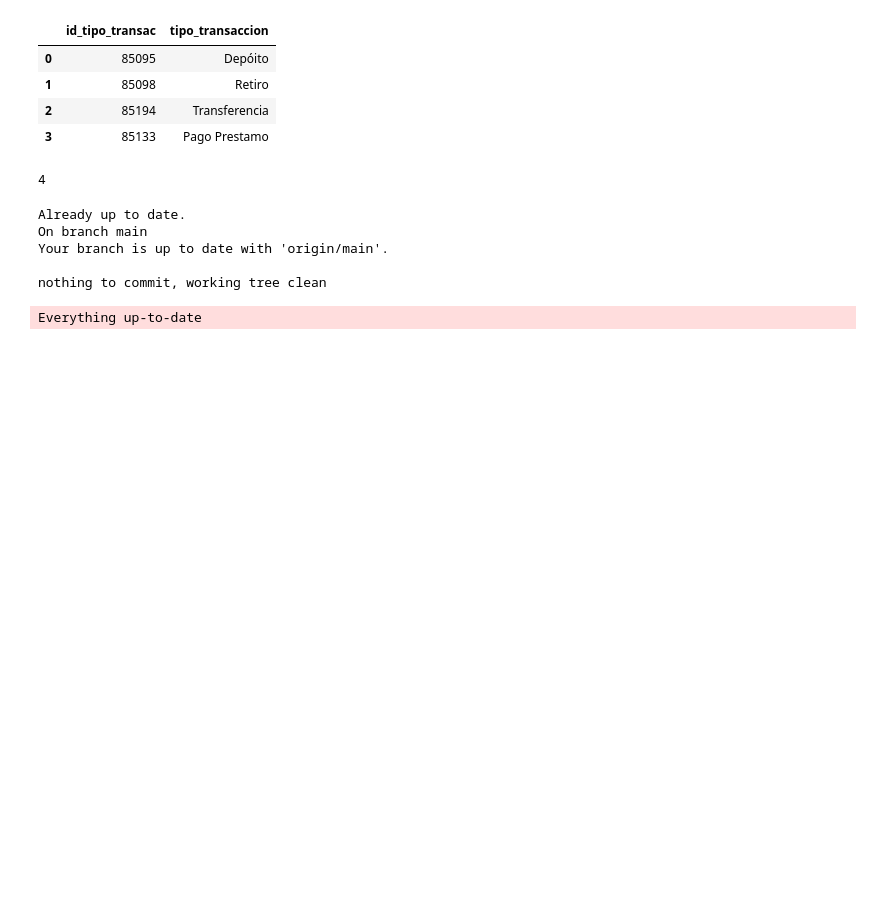
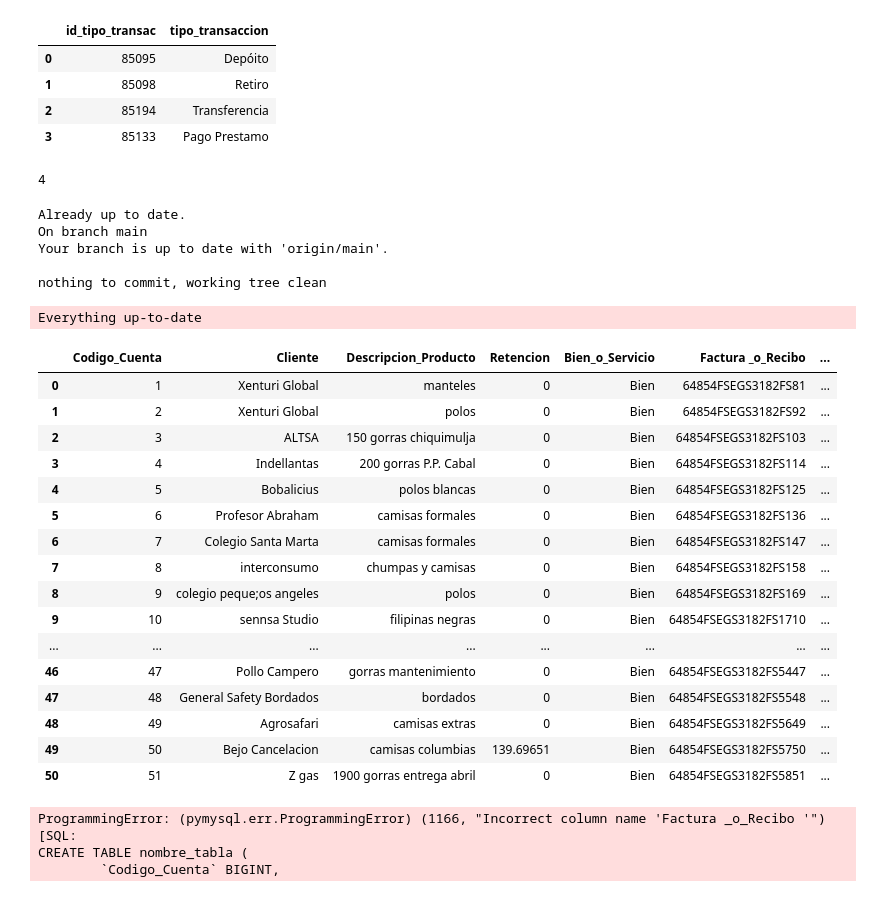
Before and after one commit to ronaldbailey/Proyecto-2---Ingenier-a-de-Datos-, a Jupyter notebook: Desarrollo_DG.ipynb, the cells around one changed output. Saved outputs shown, nothing was run; the diff lists cells and outputs as text; code cells hidden in the pictures; blank space fills up the shorter version.

Commit message:
leyendo datos2

```diff
--- a/Desarrollo_DG.ipynb
+++ b/Desarrollo_DG.ipynb
@@ -201,3 +199,33 @@ Your branch is up to date with 'origin/main'.
 
 nothing to commit, working tree clean
 Everything up-to-date
+# %%
+datos_crudos = pd.read_csv('../datos/cxc_cxp_bancos_el_rosario.csv',encoding= 'utf8')
+
+datos_crudos
+# %% [output]
+|  | Codigo_Cuenta | Cliente | Descripcion_Producto | Retencion | Bien_o_Servicio | Factura _o_Recibo | ... |
+| 0 | 1 | Xenturi Global | manteles | 0 | Bien | 64854FSEGS3182FS81 | ... |
+| 1 | 2 | Xenturi Global | polos | 0 | Bien | 64854FSEGS3182FS92 | ... |
+| 2 | 3 | ALTSA | 150 gorras chiquimulja | 0 | Bien | 64854FSEGS3182FS103 | ... |
+| 3 | 4 | Indellantas | 200 gorras P.P. Cabal | 0 | Bien | 64854FSEGS3182FS114 | ... |
+| 4 | 5 | Bobalicius | polos blancas | 0 | Bien | 64854FSEGS3182FS125 | ... |
+| 5 | 6 | Profesor Abraham | camisas formales | 0 | Bien | 64854FSEGS3182FS136 | ... |
+| 6 | 7 | Colegio Santa Marta | camisas formales | 0 | Bien | 64854FSEGS3182FS147 | ... |
+| 7 | 8 | interconsumo | chumpas y camisas | 0 | Bien | 64854FSEGS3182FS158 | ... |
+| 8 | 9 | colegio peque;os angeles | polos | 0 | Bien | 64854FSEGS3182FS169 | ... |
+| 9 | 10 | sennsa Studio | filipinas negras | 0 | Bien | 64854FSEGS3182FS1710 | ... |
+| ... | ... | ... | ... | ... | ... | ... | ... |
+| 46 | 47 | Pollo Campero | gorras mantenimiento | 0 | Bien | 64854FSEGS3182FS5447 | ... |
+| 47 | 48 | General Safety Bordados | bordados | 0 | Bien | 64854FSEGS3182FS5548 | ... |
+| 48 | 49 | Agrosafari | camisas extras | 0 | Bien | 64854FSEGS3182FS5649 | ... |
+| 49 | 50 | Bejo Cancelacion | camisas columbias | 139.69651 | Bien | 64854FSEGS3182FS5750 | ... |
+| 50 | 51 | Z gas | 1900 gorras entrega abril | 0 | Bien | 64854FSEGS3182FS5851 | ... |
+# %%
+# Insertar los datos en la tabla MySQL
+datos_crudos.to_sql(name='nombre_tabla', con=mysql_driver, if_exists='replace', index=False)
+# %% [output]
+ProgrammingError: (pymysql.err.ProgrammingError) (1166, "Incorrect column name 'Factura _o_Recibo '")
+[SQL:
+CREATE TABLE nombre_tabla (
+        `Codigo_Cuenta` BIGINT,
```
Also changed, not shown: parts of 5 cells of this notebook.
